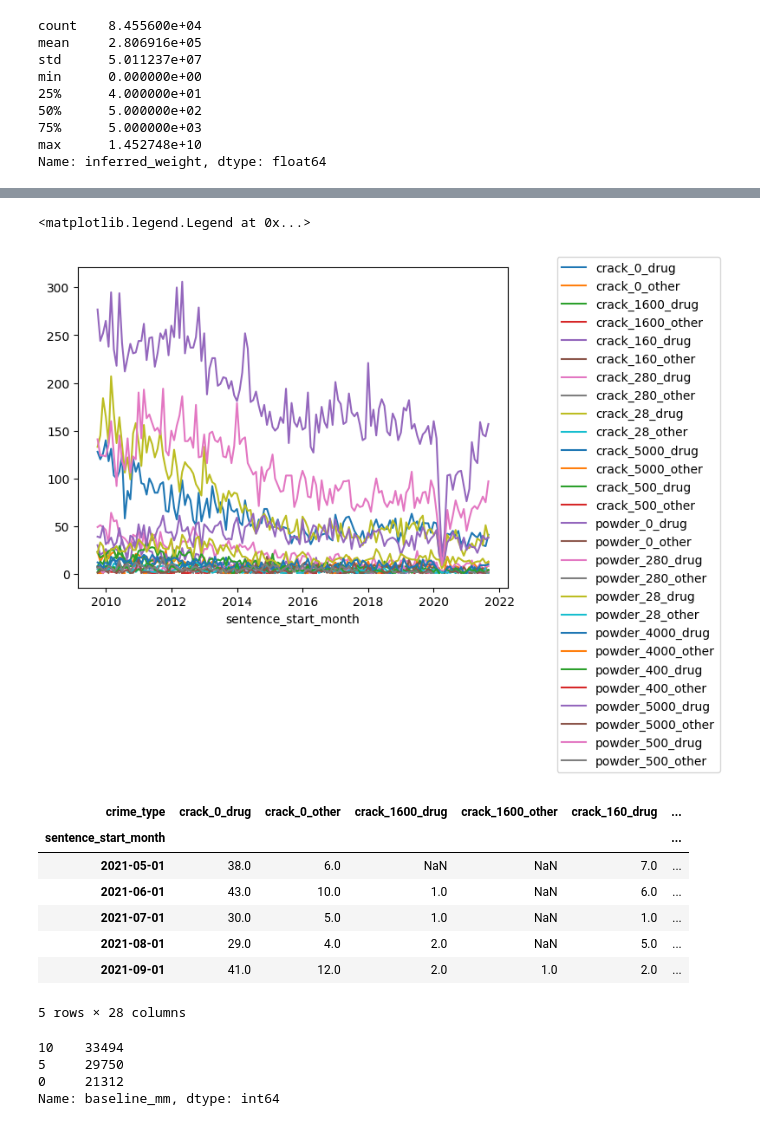
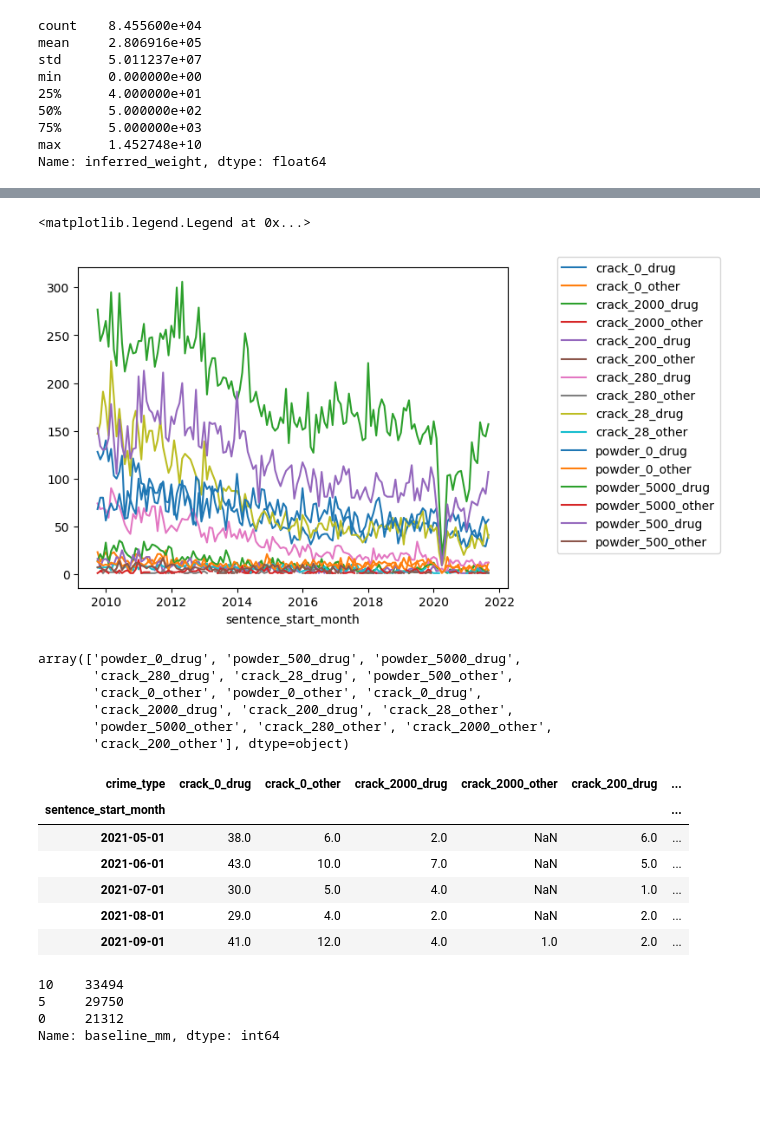
Before and after one commit to stanford-decarceration-collective/stanford-decarceration-collective, a Jupyter notebook: notebooks/historical_data_federal_prison_2021.ipynb, the cells around one changed output, grey strips where cells are left out. Drawn from its saved outputs; the diff is of its cells as text; code cells hidden in the pictures; blank space fills up the shorter version.

Commit message:
Impact analysis for 2.5:1 crack/powder sentencing disparity, with indexing bug

```diff
--- a/notebooks/historical_data_federal_prison_2021.ipynb
+++ b/notebooks/historical_data_federal_prison_2021.ipynb
@@ -514,8 +536,8 @@ Commercialized Vice                          2
 Name: primary_crime_type, dtype: int64
 # %%
 # Add a row for crime_type that differentiates the different groups that each policy will impact
-crack_weight_range = np.array([0, 28, 160, 280, 500, 1600, 5000])
-powder_weight_range = np.array([0, 28, 280, 400, 500, 4000, 5000])
+crack_weight_range = np.array([0, 28, 200, 280, 2000])
+powder_weight_range = np.array([0, 500, 5000])
 
 # Categorize more severe offenses that aren't primarily drug-related in a separate group
 # since those have different sentence length distributions
@@ -529,47 +551,55 @@ primary_crime_type_map = {
 }
 
 
 def add_crime_type_column(row):
     """Add the column to be used for the simulation `crime_type` aggregation axes"""
     if row["drug_type"] == "crack":
         weight_class = crack_weight_range[
             np.where(crack_weight_range <= row["inferred_weight"])
         ].max()
     elif row["drug_type"] == "powder":
         weight_class = powder_weight_range[
             np.where(powder_weight_range <= row["inferred_weight"])
         ].max()
     else:
         raise ValueError(f"Unsupported drug type {row['drug_type']}")
 
     #     return f"{row['drug_type']}_{weight_class}"
     return f"{row['drug_type']}_{weight_class}_{row['primary_crime_type_category']}"
 
 
 sentence_data["primary_crime_type_category"] = sentence_data[
     "primary_crime_type"
 ].apply(lambda x: primary_crime_type_map.get(x, "drug"))
 sentence_data["crime_type"] = sentence_data.apply(add_crime_type_column, axis=1)
 sentence_data.groupby(["sentence_start_month", "crime_type"]).count()[
     "primary_crime_type"
 ].unstack("crime_type").plot()
 plt.legend(bbox_to_anchor=(1.1, 1.05))
 # %% [output]
 <matplotlib.legend.Legend at 0x...>
-[figure, old version]
+[figure, new version]
+# %%
+sentence_data.crime_type.unique()
+# %% [output]
+array(['powder_0_drug', 'powder_500_drug', 'powder_5000_drug',
+       'crack_280_drug', 'crack_28_drug', 'powder_500_other',
+       'crack_0_other', 'powder_0_other', 'crack_0_drug',
+       'crack_2000_drug', 'crack_200_drug', 'crack_28_other',
+       'powder_5000_other', 'crack_280_other', 'crack_2000_other',
+       'crack_200_other'], dtype=object)
 # %%
 sentence_data.groupby(["sentence_start_month", "crime_type"]).count()[
     "primary_crime_type"
 ].unstack("crime_type").tail(5)
 # %% [output]
-| crime_type | crack_0_drug | crack_0_other | crack_1600_drug | crack_1600_other | crack_160_drug | ... |
+| crime_type | crack_0_drug | crack_0_other | crack_2000_drug | crack_2000_other | crack_200_drug | ... |
 | sentence_start_month |  |  |  |  |  | ... |
-| 2021-05-01 | 38.0 | 6.0 | NaN | NaN | 7.0 | ... |
-| 2021-06-01 | 43.0 | 10.0 | 1.0 | NaN | 6.0 | ... |
-| 2021-07-01 | 30.0 | 5.0 | 1.0 | NaN | 1.0 | ... |
-| 2021-08-01 | 29.0 | 4.0 | 2.0 | NaN | 5.0 | ... |
-| 2021-09-01 | 41.0 | 12.0 | 2.0 | 1.0 | 2.0 | ... |
+| 2021-05-01 | 38.0 | 6.0 | 2.0 | NaN | 6.0 | ... |
+| 2021-06-01 | 43.0 | 10.0 | 7.0 | NaN | 5.0 | ... |
+| 2021-07-01 | 30.0 | 5.0 | 4.0 | NaN | 1.0 | ... |
+| 2021-08-01 | 29.0 | 4.0 | 2.0 | NaN | 2.0 | ... |
+| 2021-09-01 | 41.0 | 12.0 | 4.0 | 1.0 | 2.0 | ... |
-5 rows × 28 columns
 # %%
 def add_mm(row, crack_limits, powder_limits):
     """Return the mandatory minimum prison length defined by the weight limits"""
```
Also changed, not shown: parts of 16 cells of this notebook, 1 other file.
